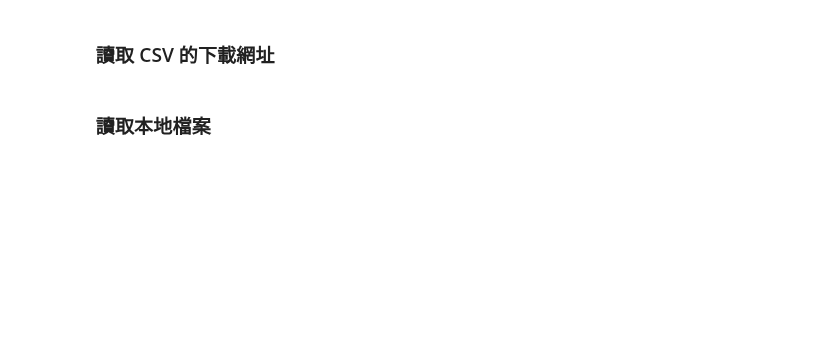
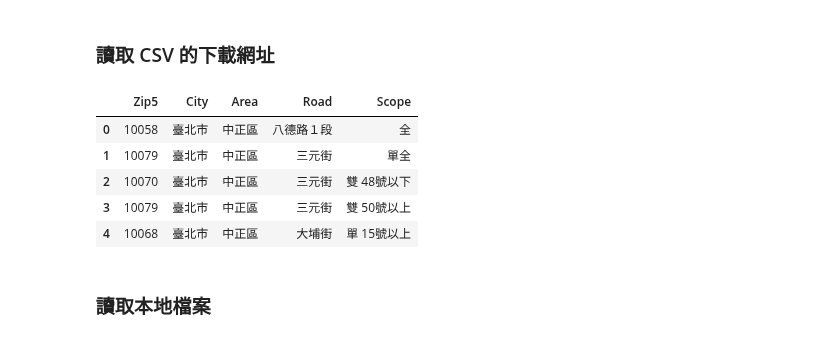
Before and after one commit to jiangsir/PythonBasic, a Jupyter notebook: Pandas基礎用法.ipynb, the cells around one changed output. Saved outputs shown, nothing was run; the diff lists cells and outputs as text; code cells hidden in the pictures; blank space fills up the shorter version.

```diff
--- a/Pandas基礎用法.ipynb
+++ b/Pandas基礎用法.ipynb
@@ -380,7 +387,14 @@ df.head()
 ### 讀取 CSV 的下載網址
 # %%
 df = pd.read_csv('https://quality.data.gov.tw/dq_download_csv.php?nid=5948&md5_url=17f17b629941c66e38783dbecc906c66')
-df.head(10)
+df.head()
+# %% [output]
+|  | Zip5 | City | Area | Road | Scope |
+| 0 | 10058 | 臺北市 | 中正區 | 八德路１段 | 全 |
+| 1 | 10079 | 臺北市 | 中正區 | 三元街 | 單全 |
+| 2 | 10070 | 臺北市 | 中正區 | 三元街 | 雙 48號以下 |
+| 3 | 10079 | 臺北市 | 中正區 | 三元街 | 雙 50號以上 |
+| 4 | 10068 | 臺北市 | 中正區 | 大埔街 | 單 15號以上 |
 # %% [markdown]
 ### 讀取本地檔案
 # %%
```
Also changed, not shown: parts of 14 cells of this notebook, 4 other files.
